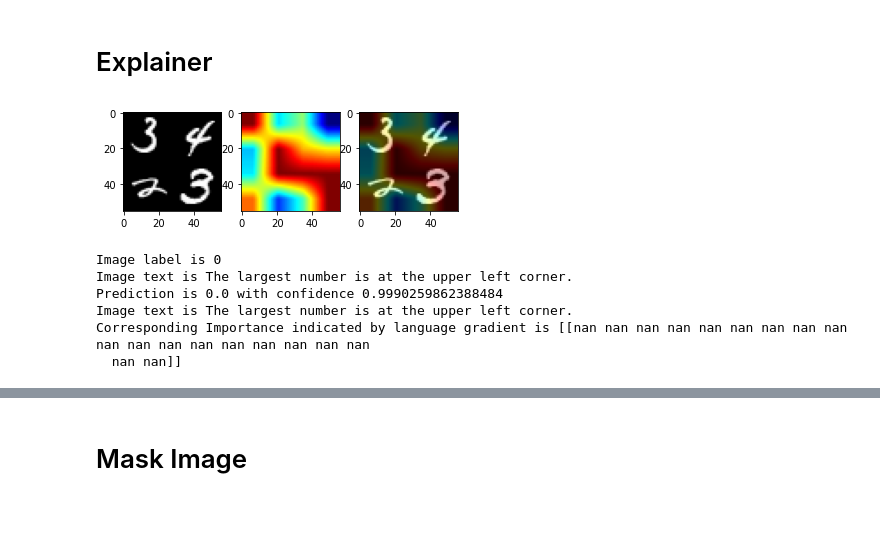
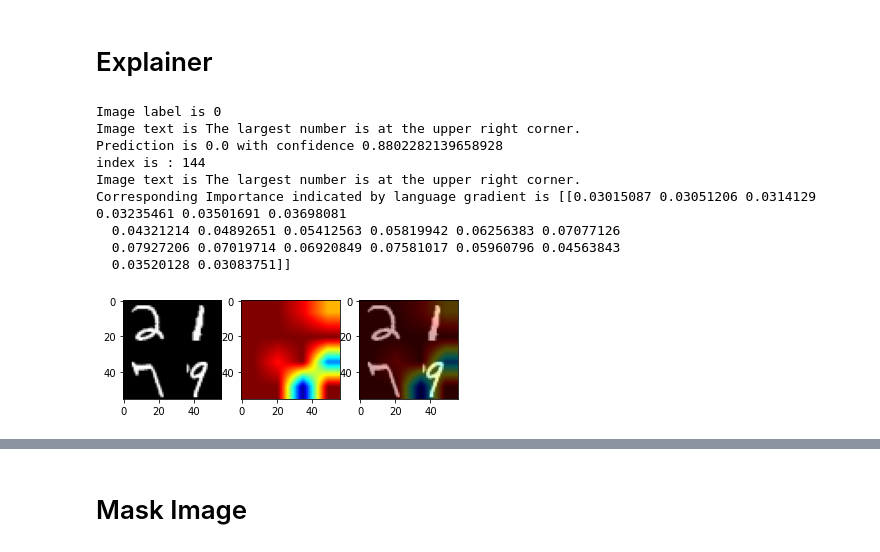
Before and after one commit to MichaelYxWang/CrossExplain, a Jupyter notebook: notebooks/multimodal_gradcam_mnist-Copy2.ipynb, the cells around one changed output, grey strips where cells are left out. Cells and saved outputs as stored; diff of their text form; code cells hidden in the pictures; blank space fills up the shorter version.

```diff
--- a/notebooks/multimodal_gradcam_mnist-Copy2.ipynb
+++ b/notebooks/multimodal_gradcam_mnist-Copy2.ipynb
@@ -31,7 +31,7 @@ import pickle
 Using TensorFlow backend.
 # %%
 # Global Path Vairables
-ROOT_DIR =  "../dataset/"
+ROOT_DIR =  "../Dataset/"
 DATASET_DIR = ROOT_DIR
 # %%
 DEVICE = torch.device('cuda' if torch.cuda.is_available() else 'cpu')
@@ -239,13 +239,14 @@ optimizer = torch.optim.Adam(model.parameters(), lr=LEARNING_RATE, weight_decay=
 # torch.save(model.state_dict(), ROOT_DIR + "mnist.pt")
 
 model = MultimodalMnistClassifier(30, 100, HIDDEN_DIM, N_LAYERS, 1)
-model.load_state_dict(torch.load(ROOT_DIR + "mnist.pt",map_location=torch.device('cpu')))
+model.load_state_dict(torch.load(ROOT_DIR + "mnist1.pt",map_location=torch.device('cpu')))
 # %% [output]
 <All keys matched successfully>
 # %% [markdown]
 # Explainer
 # %%
 index = random.sample(list(range(len(dataset["label"]))), 1)[0]
+# index=6529
 image_bytes = dataset["image"][index]
 
 cnn_inp = torch.from_numpy(np.expand_dims(np.expand_dims(image_bytes.astype(np.float32) / 255, 0), 0))
@@ -283,39 +284,43 @@ vision_heatmap = np.maximum(vision_heatmap, 0)
 
 # normalize the heatmap
 vision_heatmap /= torch.max(vision_heatmap)
 
 # Plot heatmap together with the image from ORIGINAL RESOLUTION
 plot_image = cv2.merge((image_bytes, image_bytes, image_bytes))
 updated_vision_heatmap = cv2.resize(np.array(vision_heatmap), (plot_image.shape[1], plot_image.shape[0]))
 updated_vision_heatmap = np.uint8(255 * updated_vision_heatmap)
 updated_vision_heatmap = cv2.applyColorMap(updated_vision_heatmap, cv2.COLORMAP_JET)
 superimposed_img = updated_vision_heatmap * 0.5 + plot_image
 
 f = plt.figure()
 f.add_subplot(1, 3, 1)
 plt.imshow(plot_image)
 f.add_subplot(1, 3, 2)
 plt.imshow(updated_vision_heatmap)
 f.add_subplot(1, 3, 3)
 plt.imshow(superimposed_img / np.max(superimposed_img))
-plt.show(block=True)
+
 print("Image label is", dataset["label"][index])
 print("Image text is", dataset["text"][index])
 print("Prediction is", prediction, "with confidence", confidence)
-
+print("index is :", index)
 language_gradients = model.get_language_gradient()
 pooled_language_gradients = torch.max(language_gradients, dim=2).values
 pooled_language_gradients_np = pooled_language_gradients.detach().cpu().numpy()
 pooled_language_gradients_np = numpy_softmax(pooled_language_gradients_np / max(pooled_language_gradients_np[0]))
 
 # Only two words, so this indicate the importance of each word
 print("Image text is", dataset["text"][index])
 print("Corresponding Importance indicated by language gradient is", pooled_language_gradients_np)
+full_pooled_language_gradients_np = pooled_language_gradients_np
 # %% [output]
+Image label is 0
+Image text is The largest number is at the upper right corner.
+Prediction is 0.0 with confidence 0.8802282139658928
+index is : 144
+Image text is The largest number is at the upper right corner.
+Corresponding Importance indicated by language gradient is [[0.03015087 0.03051206 0.0314129  0.03235461 0.03501691 0.03698081
+  0.04321214 0.04892651 0.05412563 0.05819942 0.06256383 0.07077126
+  0.07927206 0.07019714 0.06920849 0.07581017 0.05960796 0.04563843
+  0.03520128 0.03083751]]
-[figure, old version]
+[figure, new version]
-Image label is 0
-Image text is The largest number is at the upper left corner.
-Prediction is 0.0 with confidence 0.9990259862388484
-Image text is The largest number is at the upper left corner.
-Corresponding Importance indicated by language gradient is [[nan nan nan nan nan nan nan nan nan nan nan nan nan nan nan nan nan nan
-  nan nan]]
```
Also changed, not shown: parts of 7 cells of this notebook, 2 other files.
